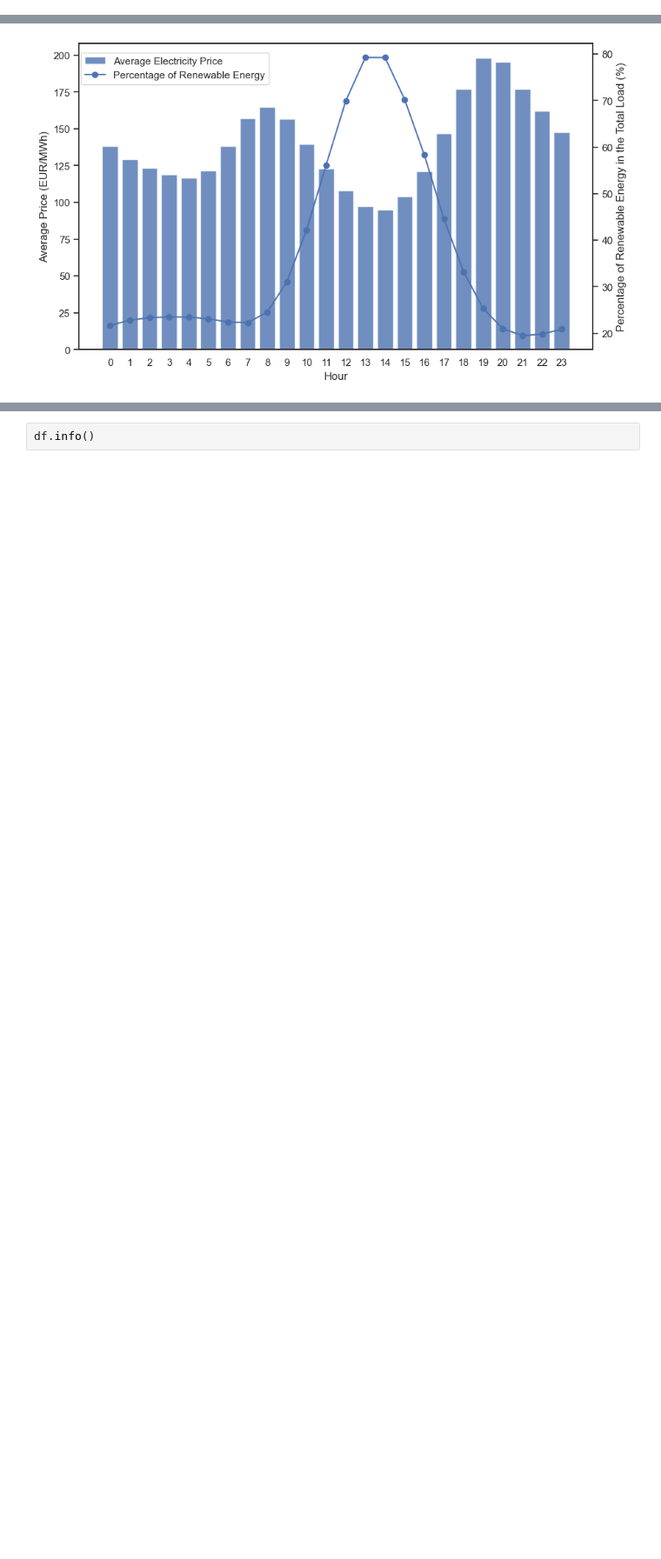
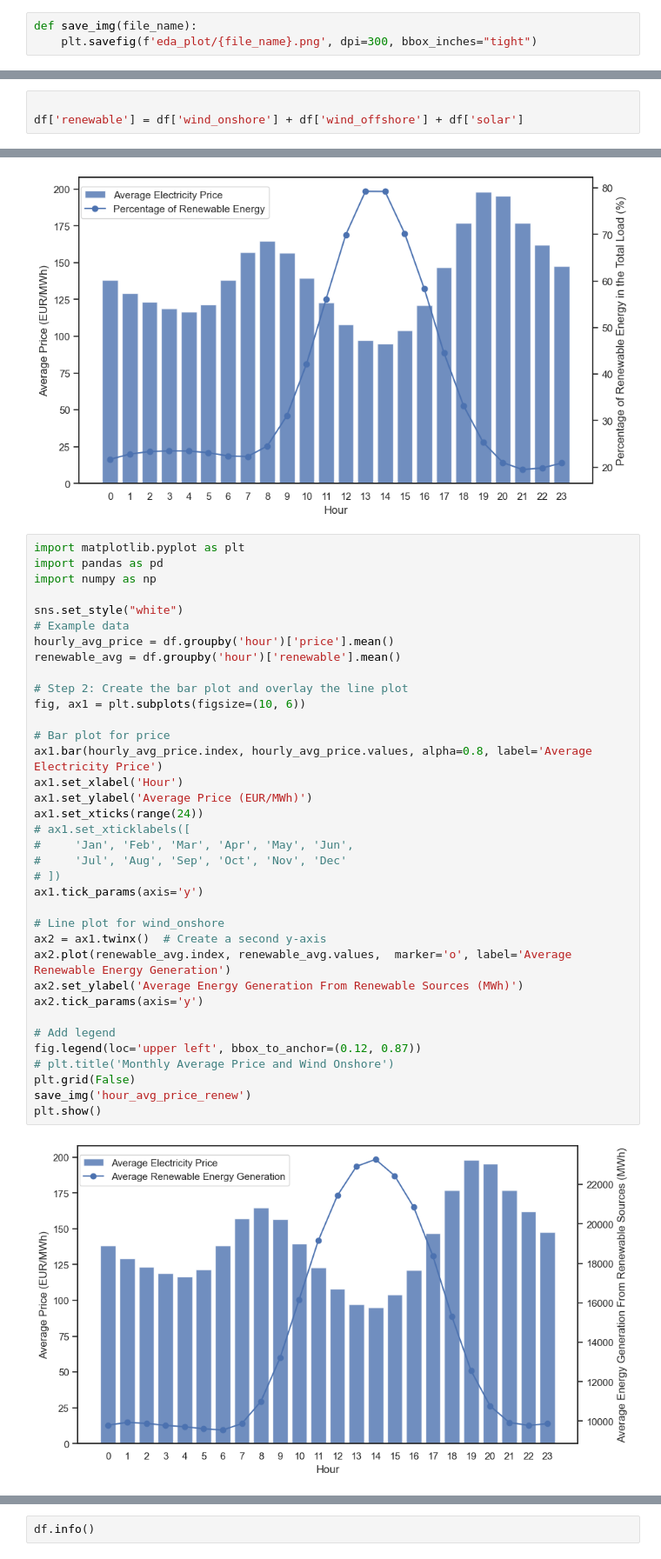
Before and after one commit to Celqaz/dutch_electricity_price_prediction, a Jupyter notebook: notebooks/T-EDA.ipynb, the cells around one changed output, grey strips where cells are left out. Shown at 87% size. Saved outputs shown, nothing was run; the diff lists cells and outputs as text; blank space fills up the shorter version.

```diff
--- a/notebooks/T-EDA.ipynb
+++ b/notebooks/T-EDA.ipynb
@@ -155,6 +181,9 @@ ADF Statistic: -11.215771346917037
 p-value: 2.0715016297324e-20
 # %% [markdown]
 ## ACF & PACF
+# %%
+def save_img(file_name):
+    plt.savefig(f'eda_plot/{file_name}.png', dpi=300, bbox_inches="tight")
 # %%
 from statsmodels.graphics.tsaplots import plot_acf
 plot_acf(df['price'], lags=50, title=None);
@@ -258,6 +287,9 @@ dtypes: float64(1), int32(2), int64(4)
 memory usage: 1.3 MB
 # %%
 df['renewable_share'] = (df['wind_onshore'] + df['wind_offshore'] + df['solar']) / df['total_load'] * 100
+# %%
+
+df['renewable'] = df['wind_onshore'] + df['wind_offshore'] + df['solar']
 # %%
 import matplotlib.pyplot as plt
 import pandas as pd
@@ -296,6 +328,44 @@ save_img('hour_avg_price_renew_share')
 plt.show()
 # %% [output]
 [figure]
+# %%
+import matplotlib.pyplot as plt
+import pandas as pd
+import numpy as np
+
+sns.set_style("white")
+# Example data
+hourly_avg_price = df.groupby('hour')['price'].mean()
+renewable_avg = df.groupby('hour')['renewable'].mean()
+
+# Step 2: Create the bar plot and overlay the line plot
+fig, ax1 = plt.subplots(figsize=(10, 6))
+
+# Bar plot for price
+ax1.bar(hourly_avg_price.index, hourly_avg_price.values, alpha=0.8, label='Average Electricity Price')
+ax1.set_xlabel('Hour')
+ax1.set_ylabel('Average Price (EUR/MWh)')
+ax1.set_xticks(range(24))
+# ax1.set_xticklabels([
+#     'Jan', 'Feb', 'Mar', 'Apr', 'May', 'Jun',
+#     'Jul', 'Aug', 'Sep', 'Oct', 'Nov', 'Dec'
+# ])
+ax1.tick_params(axis='y')
+
+# Line plot for wind_onshore
+ax2 = ax1.twinx()  # Create a second y-axis
+ax2.plot(renewable_avg.index, renewable_avg.values,  marker='o', label='Average Renewable Energy Generation')
+ax2.set_ylabel('Average Energy Generation From Renewable Sources (MWh)')
+ax2.tick_params(axis='y')
+
+# Add legend
+fig.legend(loc='upper left', bbox_to_anchor=(0.12, 0.87))
+# plt.title('Monthly Average Price and Wind Onshore')
+plt.grid(False)
+save_img('hour_avg_price_renew')
+plt.show()
+# %% [output]
+[figure, added]
 # %%
 df['weekday'] = df.index.day_name()  # Get the day of the week
 # df['hour'] = df.index.hour  # Get the hour of the day
```
Also changed, not shown: parts of 4 cells of this notebook, 4 other files.
